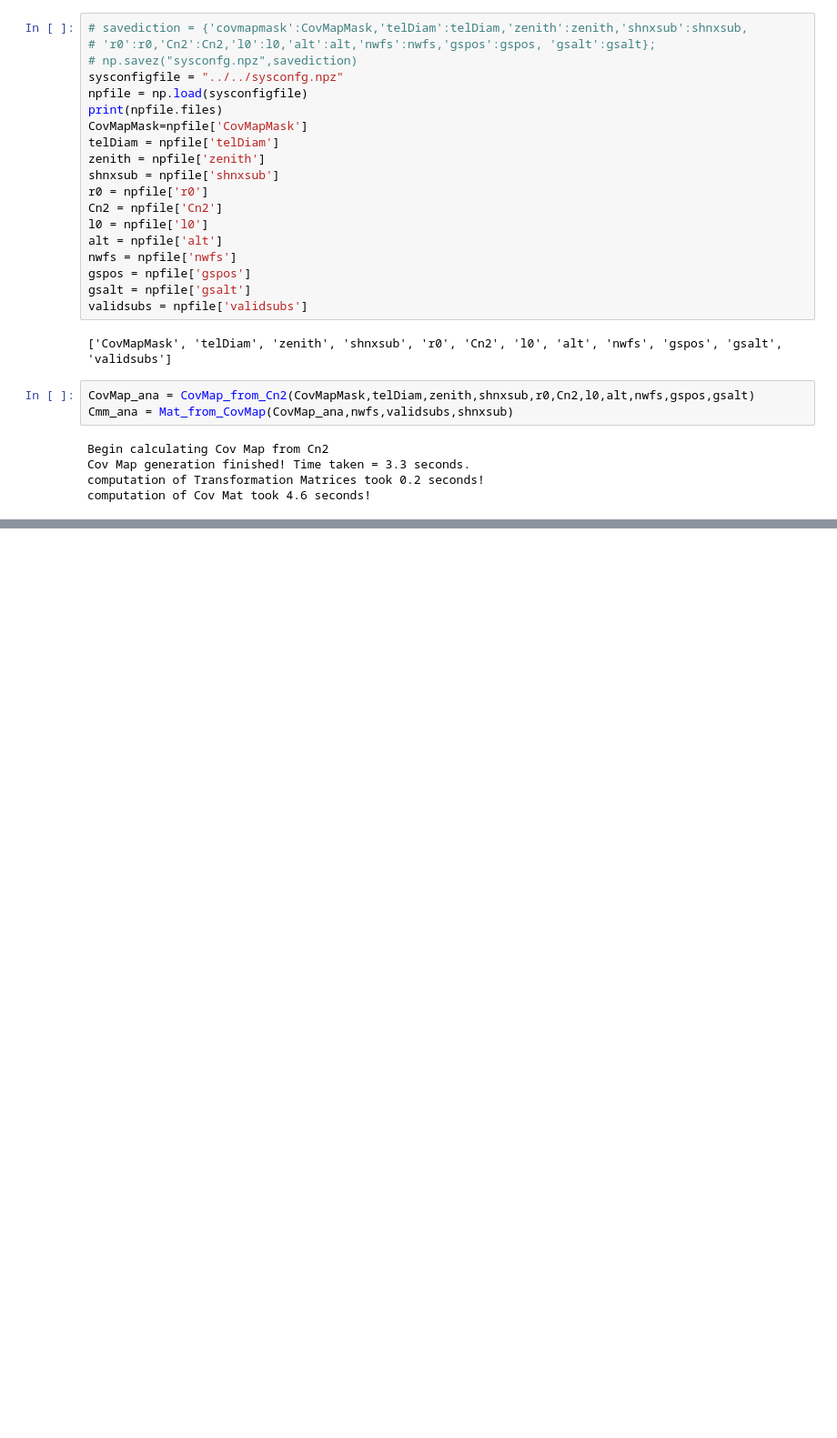
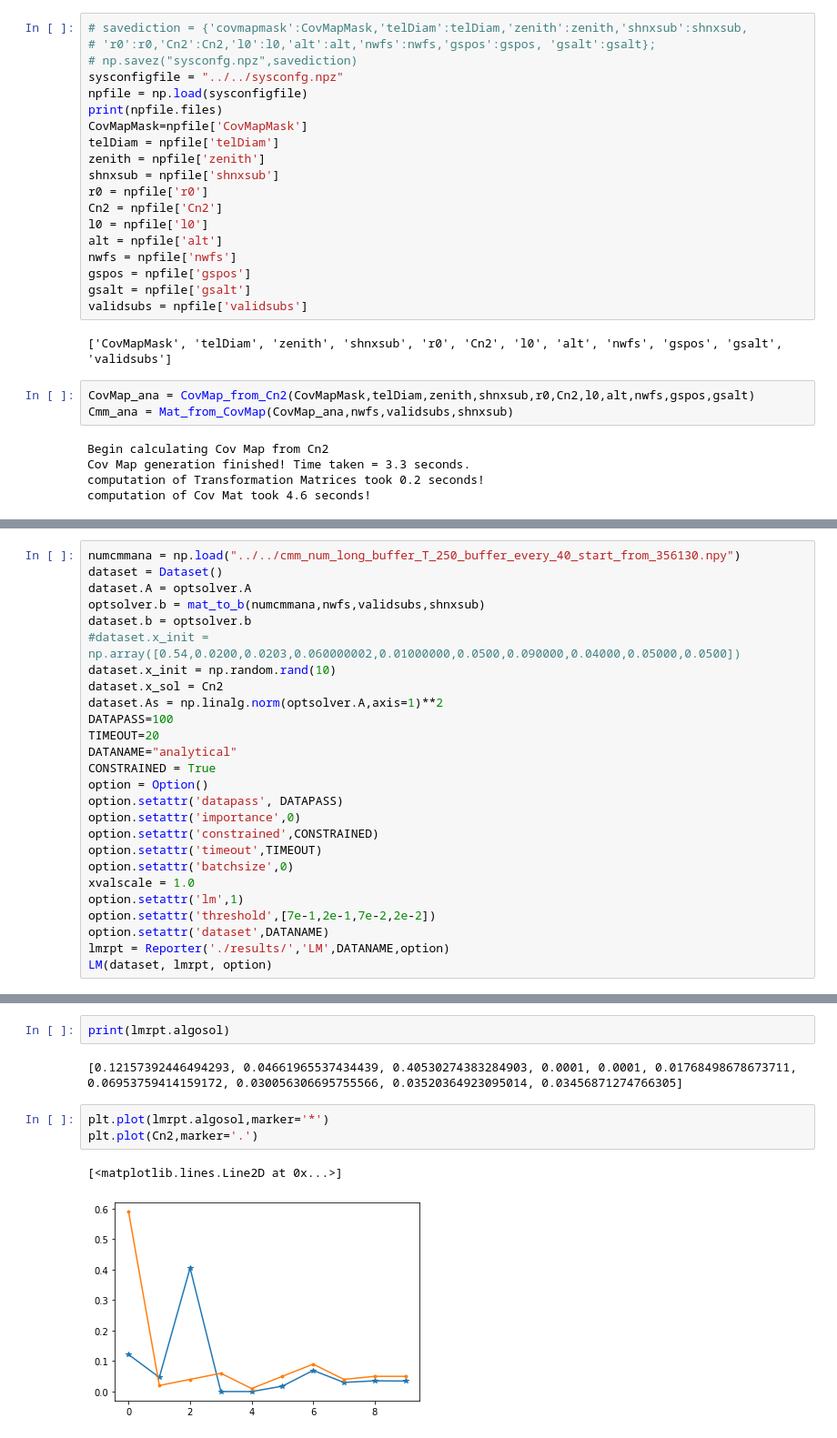
Before and after one commit to Haozhang-anu/shesha, a Jupyter notebook: shesha/opt/opt.ipynb, the cells around one changed output, grey strips where cells are left out. Shown: that part at 91% size. Drawn from its saved outputs; the diff is of its cells as text; blank space fills up the shorter version.

```diff
--- a/shesha/opt/opt.ipynb
+++ b/shesha/opt/opt.ipynb
@@ -278,0 +460,26 @@ Cmm_ana.shape
+# %%
+numcmmana = np.load("../../cmm_num_long_buffer_T_250_buffer_every_40_start_from_356130.npy")
+dataset = Dataset()
+dataset.A = optsolver.A
+optsolver.b = mat_to_b(numcmmana,nwfs,validsubs,shnxsub)
+dataset.b = optsolver.b
+#dataset.x_init = np.array([0.54,0.0200,0.0203,0.060000002,0.01000000,0.0500,0.090000,0.04000,0.05000,0.0500])
+dataset.x_init = np.random.rand(10)
+dataset.x_sol = Cn2
+dataset.As = np.linalg.norm(optsolver.A,axis=1)**2
+DATAPASS=100
+TIMEOUT=20
+DATANAME="analytical"
+CONSTRAINED = True
+option = Option()
+option.setattr('datapass', DATAPASS)
+option.setattr('importance',0)
+option.setattr('constrained',CONSTRAINED)
+option.setattr('timeout',TIMEOUT)
+option.setattr('batchsize',0)
+xvalscale = 1.0
+option.setattr('lm',1)
+option.setattr('threshold',[7e-1,2e-1,7e-2,2e-2])
+option.setattr('dataset',DATANAME)
+lmrpt = Reporter('./results/','LM',DATANAME,option)
+LM(dataset, lmrpt, option)
@@ -278,0 +489,10 @@ Cmm_ana.shape
+# %%
+print(lmrpt.algosol)
+# %% [output]
+[0.12157392446494293, 0.04661965537434439, 0.40530274383284903, 0.0001, 0.0001, 0.01768498678673711, 0.06953759414159172, 0.030056306695755566, 0.03520364923095014, 0.03456871274766305]
+# %%
+plt.plot(lmrpt.algosol,marker='*')
+plt.plot(Cn2,marker='.')
+# %% [output]
+[<matplotlib.lines.Line2D at 0x...>]
+[figure, added]
```
Also changed, not shown: parts of 38 cells of this notebook, 2 other files.
